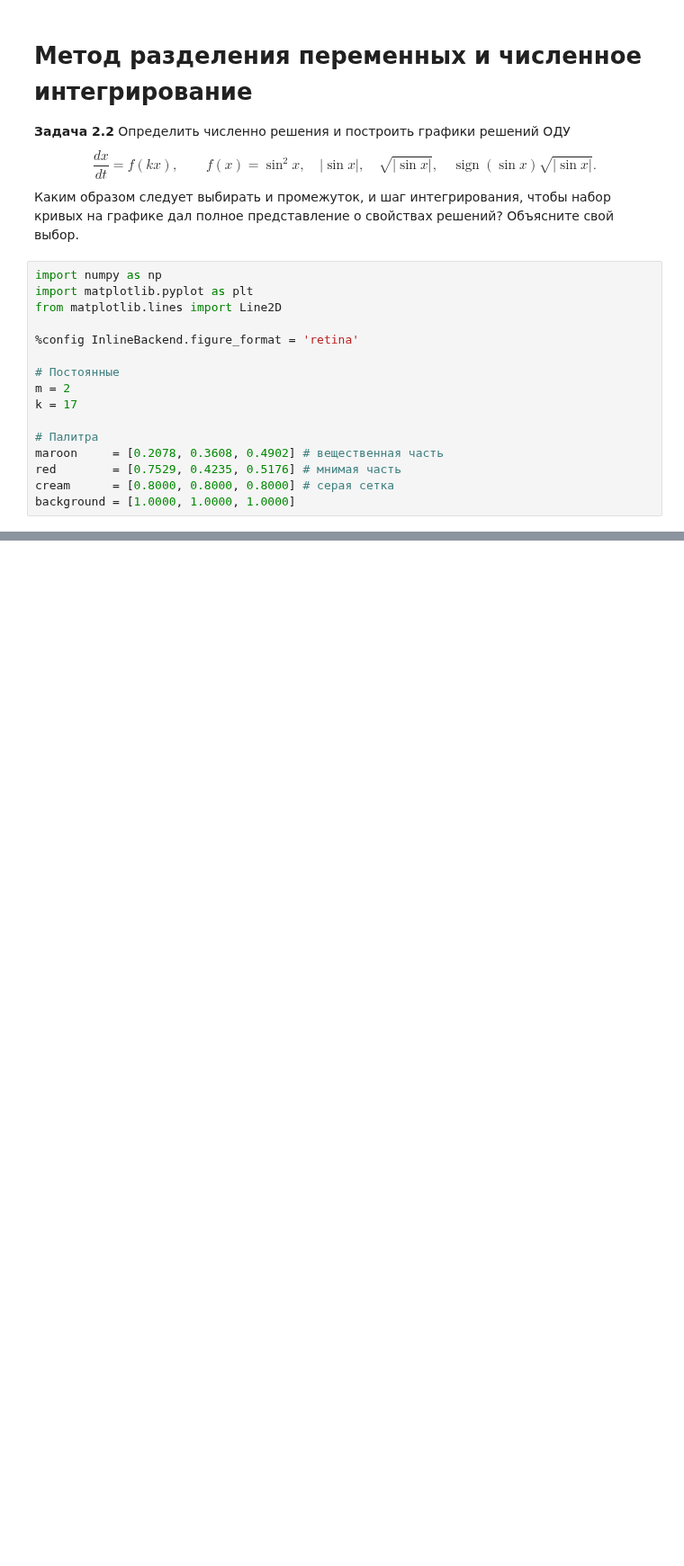
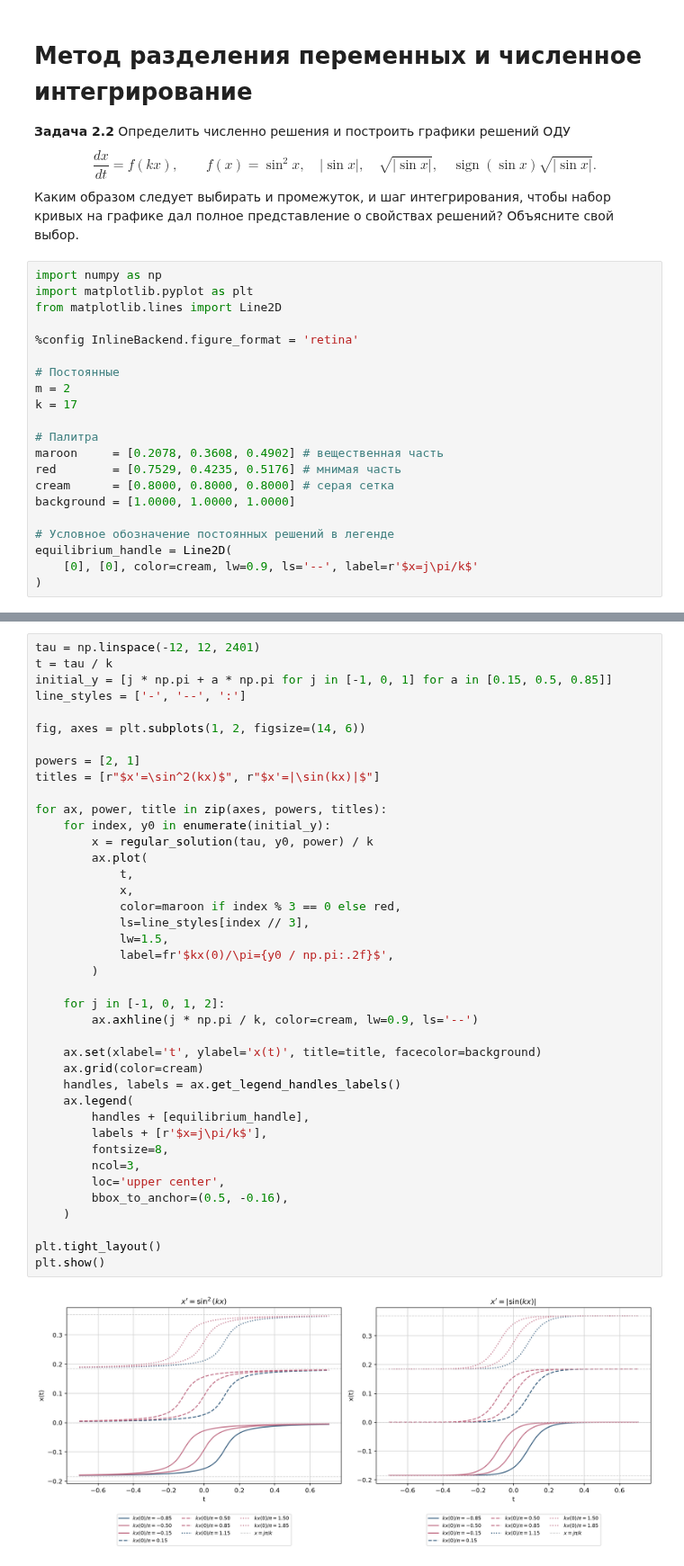
Before and after one commit to cloudnative0x0/Applied-Mathematics-The-Art-and-Craft-of-Computing, a Jupyter notebook: Math_Lab_2/Task_2_2/solution.ipynb, the cells around one changed output, grey strips where cells are left out. Shown at 90% size. Drawn from its saved outputs; the diff is of its cells as text; blank space fills up the shorter version.

```diff
--- a/Math_Lab_2/Task_2_2/solution.ipynb
+++ b/Math_Lab_2/Task_2_2/solution.ipynb
@@ -25,3 +25,8 @@ maroon     = [0.2078, 0.3608, 0.4902] # вещественная часть
 red        = [0.7529, 0.4235, 0.5176] # мнимая часть
 cream      = [0.8000, 0.8000, 0.8000] # серая сетка
 background = [1.0000, 1.0000, 1.0000]
+
+# Условное обозначение постоянных решений в легенде
+equilibrium_handle = Line2D(
+    [0], [0], color=cream, lw=0.9, ls='--', label=r'$x=j\pi/k$'
+)
@@ -27,0 +203,42 @@ background = [1.0000, 1.0000, 1.0000]
+# %%
+tau = np.linspace(-12, 12, 2401)
+t = tau / k
+initial_y = [j * np.pi + a * np.pi for j in [-1, 0, 1] for a in [0.15, 0.5, 0.85]]
+line_styles = ['-', '--', ':']
+
+fig, axes = plt.subplots(1, 2, figsize=(14, 6))
+
+powers = [2, 1]
+titles = [r"$x'=\sin^2(kx)$", r"$x'=|\sin(kx)|$"]
+
+for ax, power, title in zip(axes, powers, titles):
+    for index, y0 in enumerate(initial_y):
+        x = regular_solution(tau, y0, power) / k
+        ax.plot(
+            t,
+            x,
+            color=maroon if index % 3 == 0 else red,
+            ls=line_styles[index // 3],
+            lw=1.5,
+            label=fr'$kx(0)/\pi={y0 / np.pi:.2f}$',
+        )
+
+    for j in [-1, 0, 1, 2]:
+        ax.axhline(j * np.pi / k, color=cream, lw=0.9, ls='--')
+
+    ax.set(xlabel='t', ylabel='x(t)', title=title, facecolor=background)
+    ax.grid(color=cream)
+    handles, labels = ax.get_legend_handles_labels()
+    ax.legend(
+        handles + [equilibrium_handle],
+        labels + [r'$x=j\pi/k$'],
+        fontsize=8,
+        ncol=3,
+        loc='upper center',
+        bbox_to_anchor=(0.5, -0.16),
+    )
+
+plt.tight_layout()
+plt.show()
+# %% [output]
+[figure, added]
```
Also changed, not shown: parts of 6 cells of this notebook, 5 other files.
